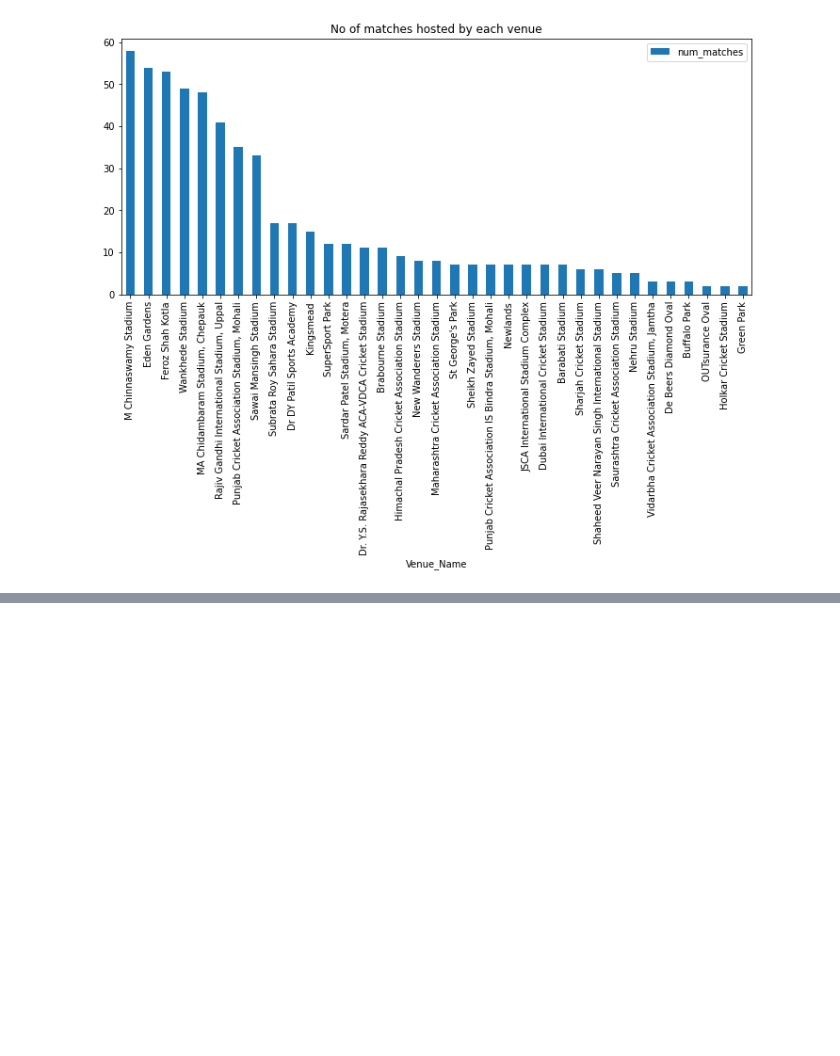
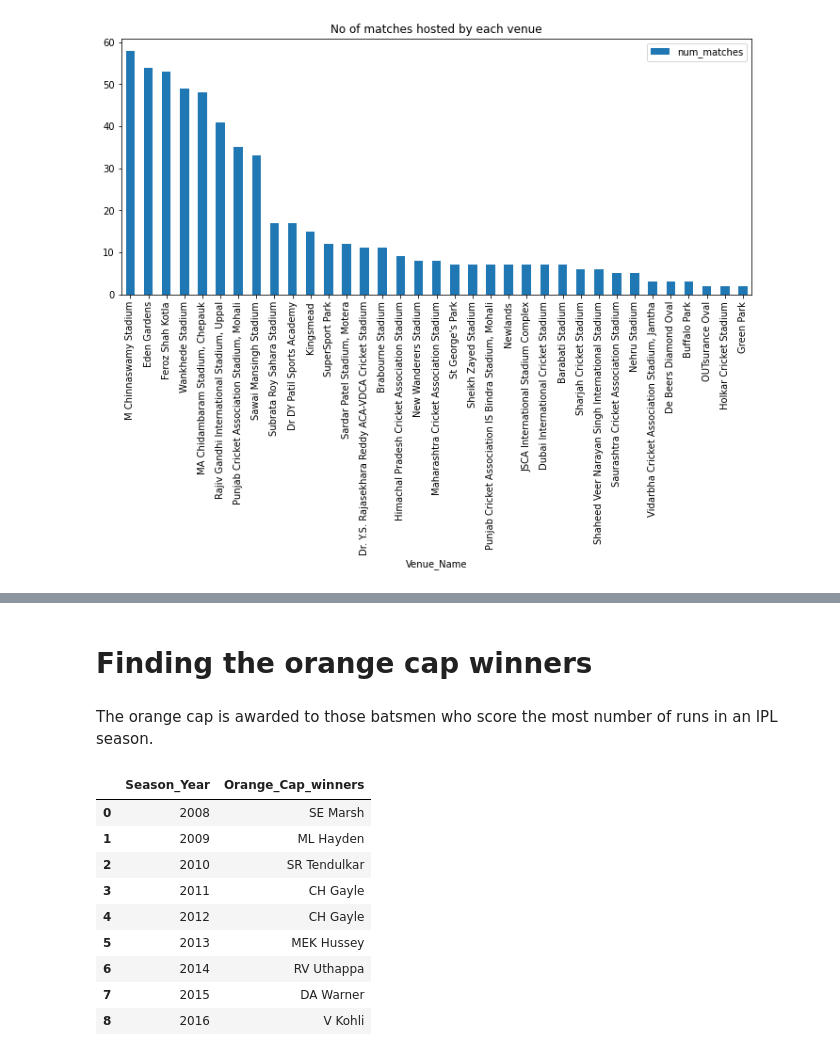
Before and after one commit to crypticrk/IPL-Data-Analysis, a Jupyter notebook: IPL Data Analysis.ipynb, the cells around one changed output, grey strips where cells are left out. Drawn from its saved outputs; the diff is of its cells as text; code cells hidden in the pictures; blank space fills up the shorter version.

```diff
--- a/IPL Data Analysis.ipynb
+++ b/IPL Data Analysis.ipynb
@@ -413,0 +447,20 @@ venue_by_match.plot (kind = 'bar', x = 'Venue_Name', y = 'num_matches',
+# %% [markdown]
+# Finding the orange cap winners
+# %% [markdown]
+The orange cap is awarded to those batsmen who score the most number of runs in an IPL season.
+# %%
+pd.read_sql("""SELECT Season_Year, Player_Name AS Orange_Cap_winners
+               FROM Season
+               INNER JOIN Player
+               ON Season.Orange_Cap = Player.Player_Id;""", conn)
+# %% [output]
+|  | Season_Year | Orange_Cap_winners |
+| 0 | 2008 | SE Marsh |
+| 1 | 2009 | ML Hayden |
+| 2 | 2010 | SR Tendulkar |
+| 3 | 2011 | CH Gayle |
+| 4 | 2012 | CH Gayle |
+| 5 | 2013 | MEK Hussey |
+| 6 | 2014 | RV Uthappa |
+| 7 | 2015 | DA Warner |
+| 8 | 2016 | V Kohli |
```
Also changed, not shown: parts of 7 cells of this notebook.
